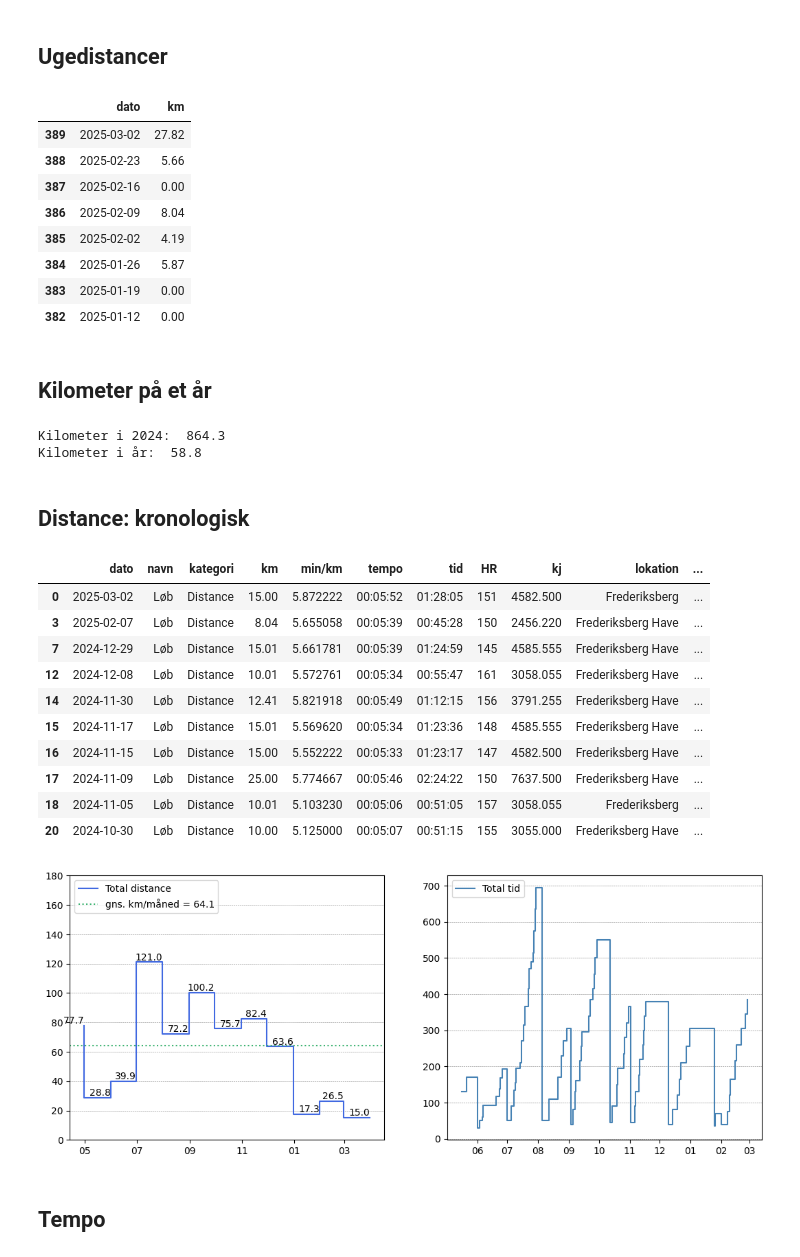
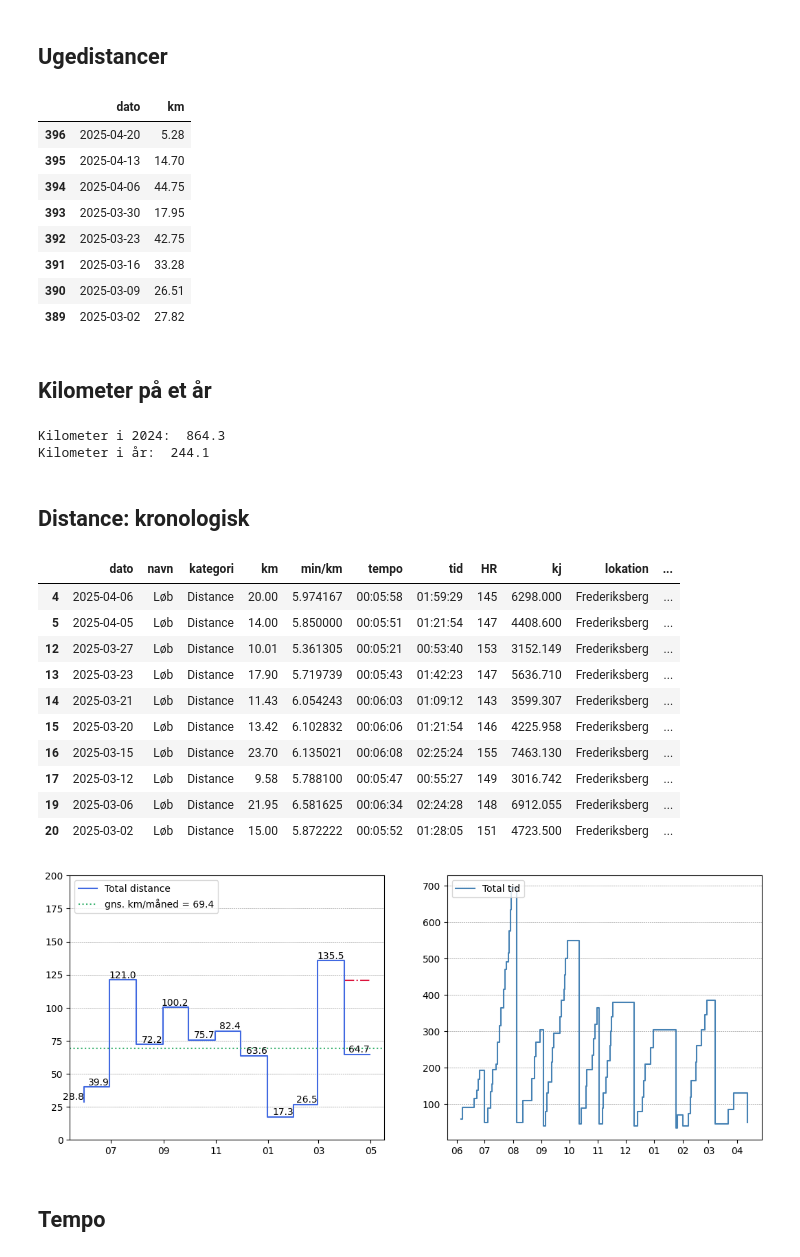
Before and after one commit to ChristerKoldLindholm/marathon-training, a Jupyter notebook: training.ipynb, the cells around one changed output. Cells and saved outputs as stored; diff of their text form; code cells hidden in the pictures.

```diff
--- a/training.ipynb
+++ b/training.ipynb
@@ -40,7 +33,7 @@ import pandas as pd
 from matplotlib.ticker import MaxNLocator
 # %%
 # Træningsvariabler
-vægt = 65
+vægt = 67
 alder = 33
 # Løb
 løb_1km = vægt*4.7 # Konstanten er estimeret kJ brugt på løb 5-6 min/km.
@@ -242,14 +235,14 @@ df_løb.sort_values(by="dato", ascending=False)[0:15]
 uge_løb_df
 # %% [output]
 |  | dato | km |
+| 396 | 2025-04-20 | 5.28 |
+| 395 | 2025-04-13 | 14.70 |
+| 394 | 2025-04-06 | 44.75 |
+| 393 | 2025-03-30 | 17.95 |
+| 392 | 2025-03-23 | 42.75 |
+| 391 | 2025-03-16 | 33.28 |
+| 390 | 2025-03-09 | 26.51 |
 | 389 | 2025-03-02 | 27.82 |
-| 388 | 2025-02-23 | 5.66 |
-| 387 | 2025-02-16 | 0.00 |
-| 386 | 2025-02-09 | 8.04 |
-| 385 | 2025-02-02 | 4.19 |
-| 384 | 2025-01-26 | 5.87 |
-| 383 | 2025-01-19 | 0.00 |
-| 382 | 2025-01-12 | 0.00 |
 # %% [markdown]
 ## Kilometer på et år
 # %%
@@ -261,57 +254,57 @@ df_år_løb = df_løb[df_løb["dato"].dt.year == current_year]
 print("Kilometer i år: ", round(år_total.values[-1], 1))
 # %% [output]
 Kilometer i 2024:  864.3
-Kilometer i år:  58.8
+Kilometer i år:  244.1
 # %% [markdown]
 ## Distance: kronologisk
 # %%
 df_løb_dist[:10].sort_values(by="dato", ascending=False)
 # %% [output]
 |  | dato | navn | kategori | km | min/km | tempo | tid | HR | kj | lokation | ... |
-| 0 | 2025-03-02 | Løb | Distance | 15.00 | 5.872222 | 00:05:52 | 01:28:05 | 151 | 4582.500 | Frederiksberg | ... |
-| 3 | 2025-02-07 | Løb | Distance | 8.04 | 5.655058 | 00:05:39 | 00:45:28 | 150 | 2456.220 | Frederiksberg Have | ... |
-| 7 | 2024-12-29 | Løb | Distance | 15.01 | 5.661781 | 00:05:39 | 01:24:59 | 145 | 4585.555 | Frederiksberg Have | ... |
-| 12 | 2024-12-08 | Løb | Distance | 10.01 | 5.572761 | 00:05:34 | 00:55:47 | 161 | 3058.055 | Frederiksberg Have | ... |
-| 14 | 2024-11-30 | Løb | Distance | 12.41 | 5.821918 | 00:05:49 | 01:12:15 | 156 | 3791.255 | Frederiksberg Have | ... |
-| 15 | 2024-11-17 | Løb | Distance | 15.01 | 5.569620 | 00:05:34 | 01:23:36 | 148 | 4585.555 | Frederiksberg Have | ... |
-| 16 | 2024-11-15 | Løb | Distance | 15.00 | 5.552222 | 00:05:33 | 01:23:17 | 147 | 4582.500 | Frederiksberg Have | ... |
-| 17 | 2024-11-09 | Løb | Distance | 25.00 | 5.774667 | 00:05:46 | 02:24:22 | 150 | 7637.500 | Frederiksberg Have | ... |
-| 18 | 2024-11-05 | Løb | Distance | 10.01 | 5.103230 | 00:05:06 | 00:51:05 | 157 | 3058.055 | Frederiksberg | ... |
-| 20 | 2024-10-30 | Løb | Distance | 10.00 | 5.125000 | 00:05:07 | 00:51:15 | 155 | 3055.000 | Frederiksberg Have | ... |
+| 4 | 2025-04-06 | Løb | Distance | 20.00 | 5.974167 | 00:05:58 | 01:59:29 | 145 | 6298.000 | Frederiksberg | ... |
+| 5 | 2025-04-05 | Løb | Distance | 14.00 | 5.850000 | 00:05:51 | 01:21:54 | 147 | 4408.600 | Frederiksberg | ... |
+| 12 | 2025-03-27 | Løb | Distance | 10.01 | 5.361305 | 00:05:21 | 00:53:40 | 153 | 3152.149 | Frederiksberg | ... |
+| 13 | 2025-03-23 | Løb | Distance | 17.90 | 5.719739 | 00:05:43 | 01:42:23 | 147 | 5636.710 | Frederiksberg | ... |
+| 14 | 2025-03-21 | Løb | Distance | 11.43 | 6.054243 | 00:06:03 | 01:09:12 | 143 | 3599.307 | Frederiksberg | ... |
+| 15 | 2025-03-20 | Løb | Distance | 13.42 | 6.102832 | 00:06:06 | 01:21:54 | 146 | 4225.958 | Frederiksberg | ... |
+| 16 | 2025-03-15 | Løb | Distance | 23.70 | 6.135021 | 00:06:08 | 02:25:24 | 155 | 7463.130 | Frederiksberg | ... |
+| 17 | 2025-03-12 | Løb | Distance | 9.58 | 5.788100 | 00:05:47 | 00:55:27 | 149 | 3016.742 | Frederiksberg | ... |
+| 19 | 2025-03-06 | Løb | Distance | 21.95 | 6.581625 | 00:06:34 | 02:24:28 | 148 | 6912.055 | Frederiksberg | ... |
+| 20 | 2025-03-02 | Løb | Distance | 15.00 | 5.872222 | 00:05:52 | 01:28:05 | 151 | 4723.500 | Frederiksberg | ... |
 # %%
 fig, ax = plt.subplots(ncols=2, figsize=(13,5))
 
 # LØB
 # Plot månedssummer.
 ax[0].plot(cmlative_km_plt['dato'], cmlative_km_plt['km'], color='royalblue', drawstyle='steps-pre', label='Total distance')
 
 # Tilføj km-værdier.
 for x, y in zip(cmlative_km_plt['dato'], cmlative_km_plt['km']):
     ax[0].text(x, y, str(round(y,1)), horizontalalignment='right', verticalalignment="bottom", fontsize="medium")
 
 # Linje til gennemsnit.
 ax[0].axhline(avg_km_måned, color='mediumseagreen', linestyle=':', label=f'gns. km/måned = {round(avg_km_måned, 1)}')
 
 
 # Plot fremskrivning af løbedistance for denne måned baseret på km løbet indtil nu.
 ax[0].hlines(month_distance_projection(), pltdates.date2num(first_day_proj), pltdates.date2num(today+remaining_days),
     color='crimson', linestyle='-.')
 
 # STYRKE
 ax[1].plot(cmlative_str['dato'], cmlative_str['t float'], color='steelblue', drawstyle='steps-post', label='Total tid')
 
 # GENERELT
 ax[0].grid(True, axis='y', linestyle='--', linewidth=0.4, color='gray')
 ax[1].grid(True, axis='y', linestyle='--', linewidth=0.4, color='gray')
-ax[0].set_ylim(0,180)
+ax[0].set_ylim(0,200)
 date_format_løb = pltdates.DateFormatter('%m')
 ax[0].xaxis.set_major_formatter(date_format_løb)
 ax[1].xaxis.set_major_formatter(date_format_løb)
 ax[1].legend(loc='upper left')
 ax[0].legend(loc='upper left')
 plt.show()
 # %% [output]
-[figure, old version]
+[figure, new version]
 # %% [markdown]
 ## Tempo
 # %%
```
Also changed, not shown: parts of 18 cells of this notebook, 2 other files.
